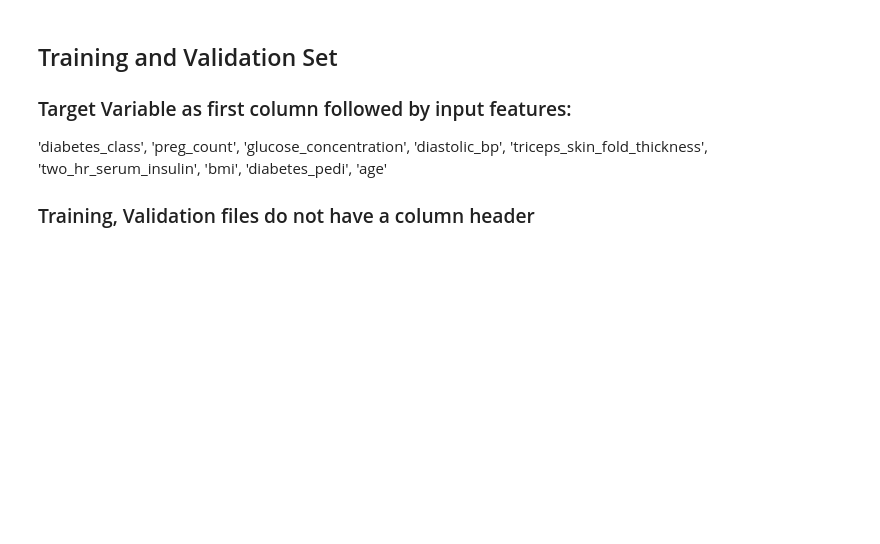
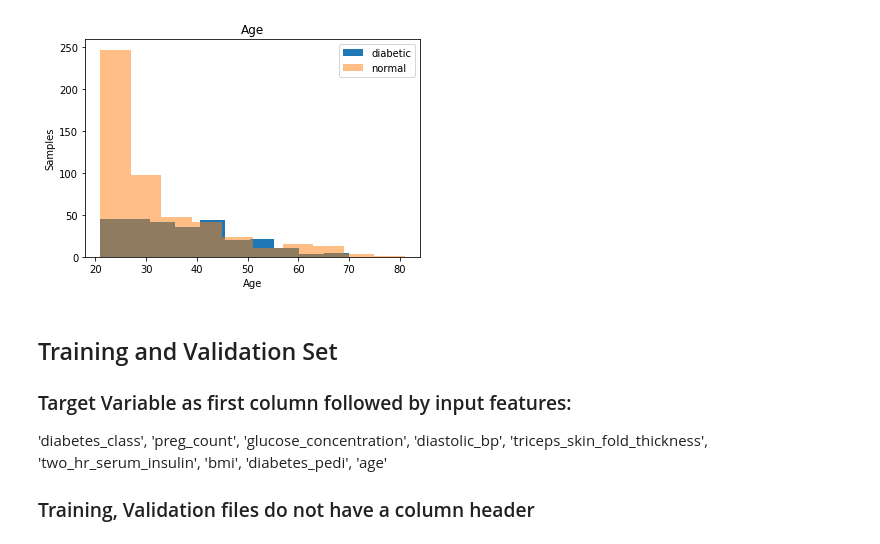
Before and after one commit to ChandraLingam/AmazonSageMakerCourse, a Jupyter notebook: xgboost/DiabetesClassification/diabetes_data_preparation.ipynb, the cells around one changed output. Saved outputs shown, nothing was run; the diff lists cells and outputs as text; code cells hidden in the pictures; blank space fills up the shorter version.

```diff
--- a/xgboost/DiabetesClassification/diabetes_data_preparation.ipynb
+++ b/xgboost/DiabetesClassification/diabetes_data_preparation.ipynb
@@ -45,3 +72,14 @@ plt.ylabel('Samples')
+# %%
+# Age
+plt.hist(df[diabetic].age,label='diabetic')
+plt.hist(df[normal].age,alpha=0.5,label='normal')
+plt.title('Age')
+plt.xlabel('Age')
+plt.ylabel('Samples')
+plt.legend()
+plt.show()
+# %% [output]
+[figure, added]
 # %% [markdown]
 ## Training and Validation Set
 ### Target Variable as first column followed by input features:
```
Also changed, not shown: parts of 11 cells of this notebook, 2 other files.
